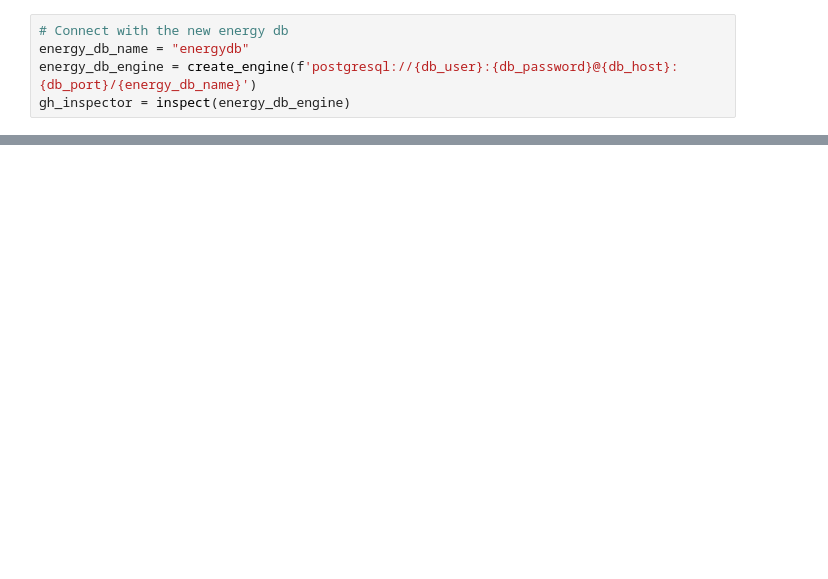
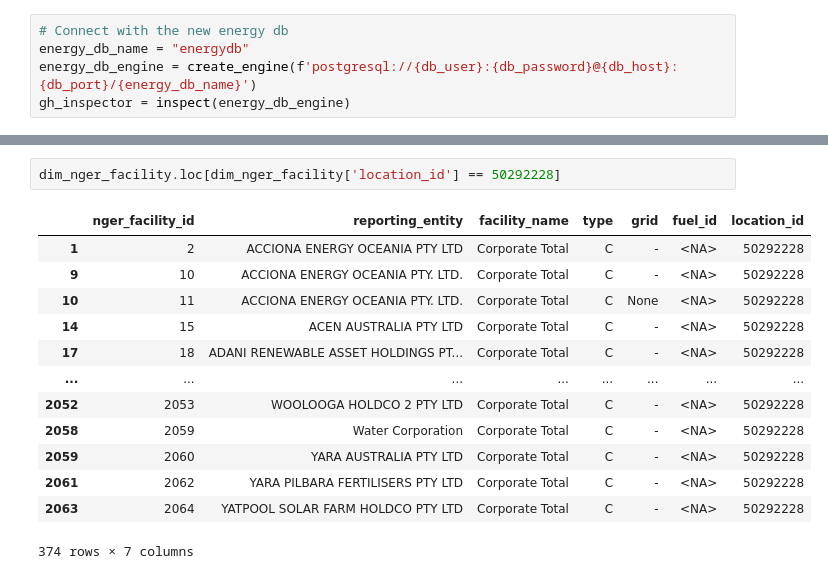
Before and after one commit to mnaufaldr01/de-assignment-1, a Jupyter notebook: assignment1.ipynb, the cells around one changed output, grey strips where cells are left out. Saved outputs shown, nothing was run; the diff lists cells and outputs as text; blank space fills up the shorter version.

```diff
--- a/assignment1.ipynb
+++ b/assignment1.ipynb
@@ -1794,0 +1980,16 @@ Data inserted successfully.
+# %%
+dim_nger_facility.loc[dim_nger_facility['location_id'] == 50292228]
+# %% [output]
+|  | nger_facility_id | reporting_entity | facility_name | type | grid | fuel_id | location_id |
+| 1 | 2 | ACCIONA ENERGY OCEANIA PTY LTD | Corporate Total | C | - | <NA> | 50292228 |
+| 9 | 10 | ACCIONA ENERGY OCEANIA PTY. LTD. | Corporate Total | C | - | <NA> | 50292228 |
+| 10 | 11 | ACCIONA ENERGY OCEANIA PTY. LTD. | Corporate Total | C | None | <NA> | 50292228 |
+| 14 | 15 | ACEN AUSTRALIA PTY LTD | Corporate Total | C | - | <NA> | 50292228 |
+| 17 | 18 | ADANI RENEWABLE ASSET HOLDINGS PT... | Corporate Total | C | - | <NA> | 50292228 |
+| ... | ... | ... | ... | ... | ... | ... | ... |
+| 2052 | 2053 | WOOLOOGA HOLDCO 2 PTY LTD | Corporate Total | C | - | <NA> | 50292228 |
+| 2058 | 2059 | Water Corporation | Corporate Total | C | - | <NA> | 50292228 |
+| 2059 | 2060 | YARA AUSTRALIA PTY LTD | Corporate Total | C | - | <NA> | 50292228 |
+| 2061 | 2062 | YARA PILBARA FERTILISERS PTY LTD | Corporate Total | C | - | <NA> | 50292228 |
+| 2063 | 2064 | YATPOOL SOLAR FARM HOLDCO PTY LTD | Corporate Total | C | - | <NA> | 50292228 |
+374 rows × 7 columns
```
Also changed, not shown: parts of 33 cells of this notebook.
